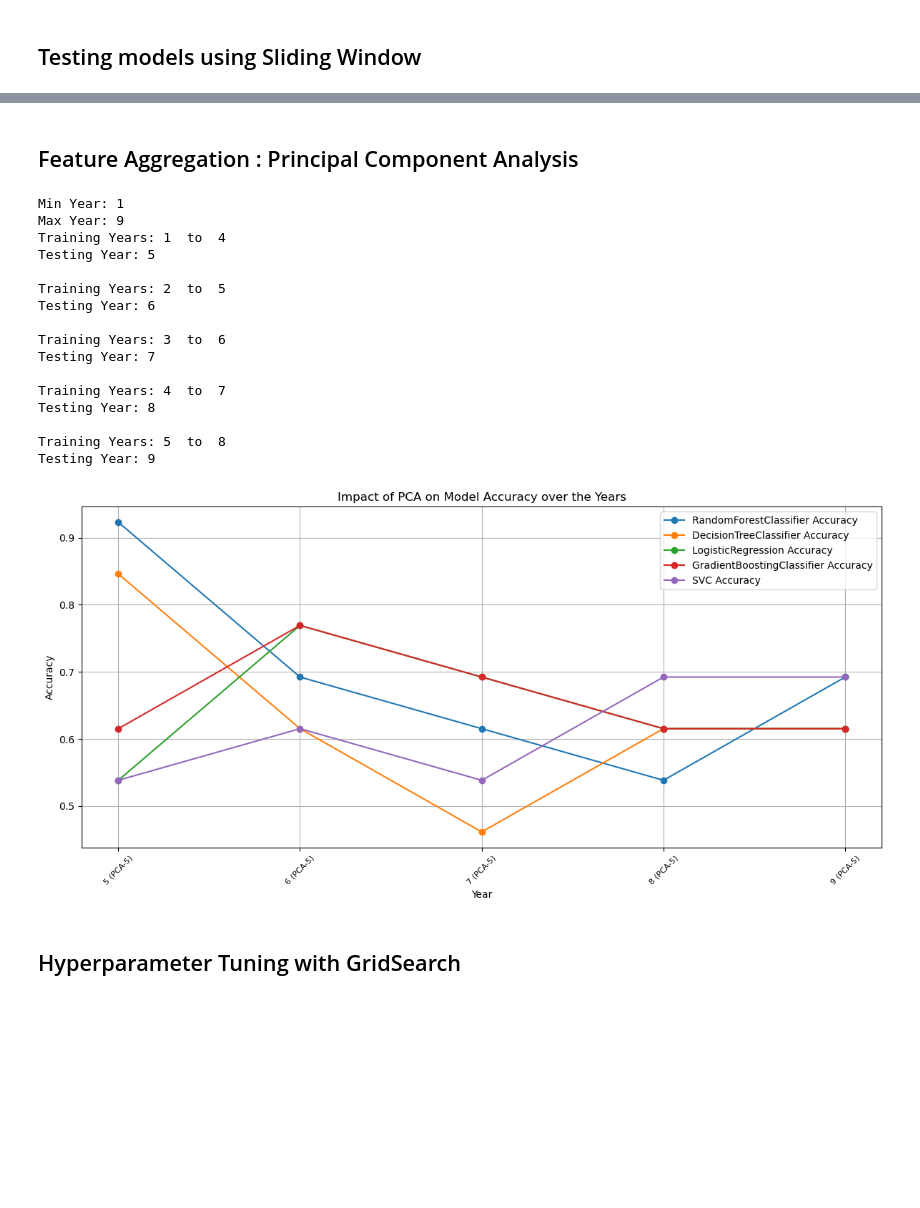
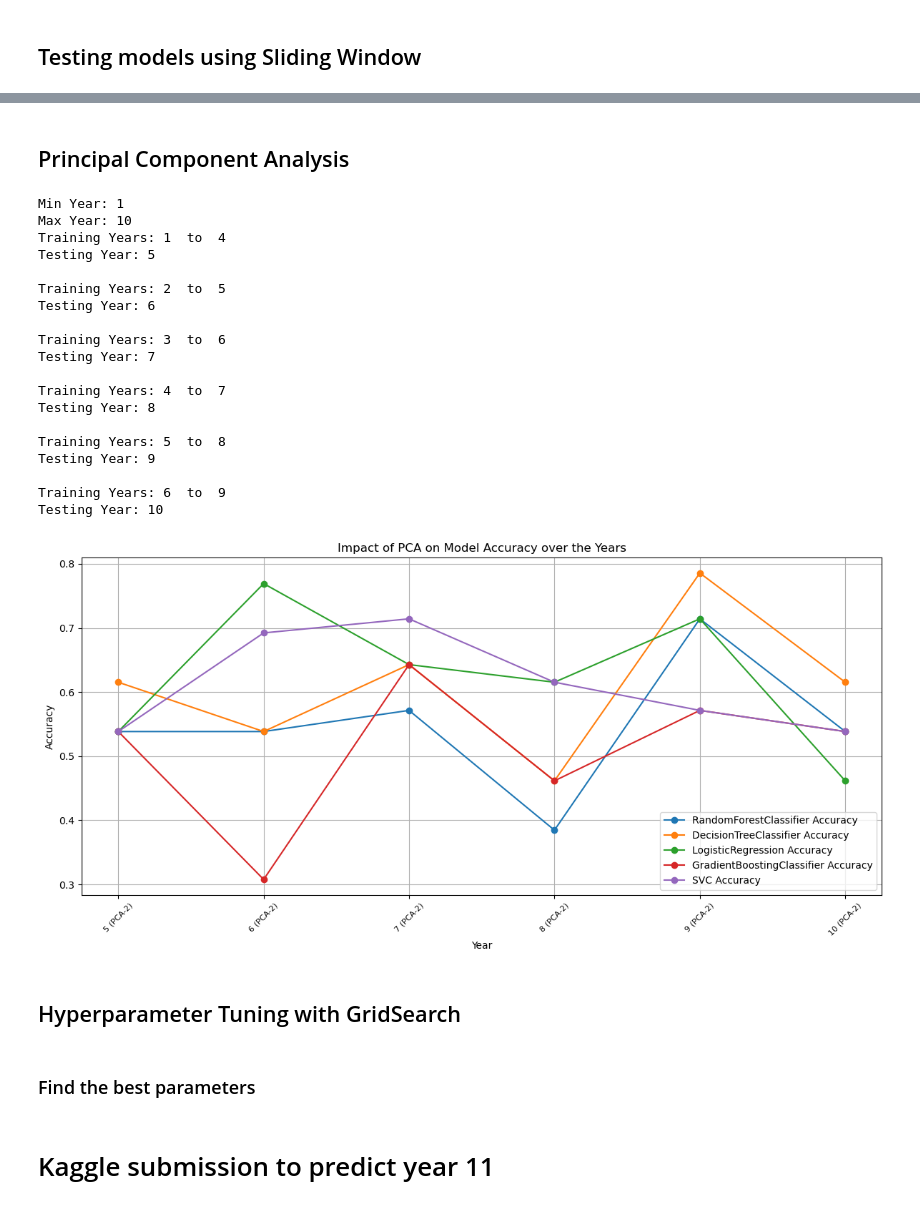
Before and after one commit to malu1608/AC, a Jupyter notebook: main.ipynb, the cells around one changed output, grey strips where cells are left out. Cells and saved outputs as stored; diff of their text form; code cells hidden in the pictures; blank space fills up the shorter version.

Commit message:
fixed window and added previsions with all models for year 11

```diff
--- a/main.ipynb
+++ b/main.ipynb
@@ -312,5 +364,8 @@ teams = teams.dropna(subset=['playoff_result_previous'])
 # %%
-new_df = teams[['year','playoff','east','west', 'playoff_result_previous','net_rtg_previous','win_ratio_previous', 'PPG_previous', 'SPG_previous', 'TOVPG_previous']]
+new_df = teams[['year','tmID','playoff','east','west', 'playoff_result_previous','net_rtg_previous','win_ratio_previous', 'PPG_previous', 'SPG_previous', 'TOVPG_previous']]
+columns_with_missing_values = new_df.columns[new_df.isna().any()].tolist()
 
+columns_with_missing_values.remove('playoff')
+new_df.loc[:, columns_with_missing_values] = new_df[columns_with_missing_values].fillna(0)
 print(new_df['year'].unique())
 # %% [output]
@@ -322,7 +385,9 @@ from sklearn.ensemble import GradientBoostingClassifier
 from sklearn.svm import SVC
 from sklearn.decomposition import PCA
 
-column_names = new_df.drop(['year', 'playoff'], axis=1).columns.tolist()
+
+
+#column_names = new_df.drop(['year', 'playoff'], axis=1).columns.tolist()
 def sliding_window_split(new_df, window_size, target_column,n_components=0):
     splits = []
     test_years = []
@@ -339,7 +404,7 @@ def sliding_window_split(new_df, window_size, target_column,n_components=0):
         train_mask = (new_df['year'] >= start_year) & (new_df['year'] <= end_year)
         X_train = new_df[train_mask].drop([target_column], axis=1)
         y_train = new_df[train_mask][target_column]
-        print("Training Years:", start_year ," to ", end_year)
+        print("Training Years:", start_year ," to ", end_year)  #qualquer ano posso aplicar isto
 
         # Dados de teste
         test_mask = new_df['year'] == end_year + 1
@@ -362,9 +427,11 @@ def sliding_window_split(new_df, window_size, target_column,n_components=0):
 
     return splits,test_years
 
-window_size = 4
+window_size = 5
 target_column = 'playoff'
-teams = pd.get_dummies(teams, columns=['tmID'])
-splits,test_years = sliding_window_split(teams, window_size, target_column)
+
+#teams = pd.get_dummies(teams, columns=['tmID'])
+
+splits,test_years = sliding_window_split(new_df, window_size, target_column)
 # %% [output]
 Min Year: 1
@@ -386,28 +456,29 @@ Testing Year: 9
 # %%
 import matplotlib.pyplot as plt
+from sklearn.metrics import roc_auc_score
+
 
 models = [
     LogisticRegression(random_state=42),
     RandomForestClassifier(n_estimators=200, random_state=42),
     DecisionTreeClassifier(random_state=42),
     GradientBoostingClassifier(n_estimators=100, random_state=42),SVC(random_state=42)
-
 ]
 
 accuracies = {model.__class__.__name__: [] for model in models}
 roc_auc_scores = {model.__class__.__name__: [] for model in models}
 
 for split,test_year in zip(splits, test_years):
+    #print(split)
     X_train, X_test, y_train, y_test = split
-
+    #print(y_test)
     for model in models:
         model_name = model.__class__.__name__
 
         model.fit(X_train, y_train)
-        accuracy = model.score(X_test, y_test)
-        #predictions = model.predict(X_test)
+        predictions = model.predict(X_test)
 
-        #print(f"Model: {model_name}, Accuracy: {accuracy}")
+        accuracy = accuracy_score(y_test, predictions)
         accuracies[model_name].append(accuracy)
 
         # Calculate probability estimates for ROC AUC score
@@ -454,23 +525,22 @@ plt.show()
 # %% [markdown]
-## Feature Aggregation : Principal Component Analysis
+## Principal Component Analysis
 # %%
 
 window_size = 4
 target_column = 'playoff'
 #teams = pd.get_dummies(teams, columns=['tmID'])
 
-n_components = 5
-models = [RandomForestClassifier(n_estimators=200, random_state=42),
-          DecisionTreeClassifier(random_state=42),
-          LogisticRegression(random_state=42),
-          GradientBoostingClassifier(n_estimators=100, random_state=42),
-          SVC(random_state=42)]
+n_components = 2
+models = [RandomForestClassifier(n_estimators=200),
+          DecisionTreeClassifier(),
+          LogisticRegression(),
+          GradientBoostingClassifier(n_estimators=100),
+          SVC()]
 accuracies = {model.__class__.__name__: [] for model in models}
 
-splits,test_years = sliding_window_split(teams, window_size, target_column, n_components)
+splits,test_years = sliding_window_split(new_df, window_size, target_column, n_components)
 
 for X_train, X_test, y_train, y_test in splits:
-
     for model in models:
         model_name = model.__class__.__name__
         model.fit(X_train, y_train)
@@ -482,34 +552,41 @@ plt.figure(figsize=(12, 6))
 
 for model_name, accuracy_list in accuracies.items():
     formatted_years = [f"{year} (PCA-{n_components})" for year in test_years]
     plt.plot(formatted_years, accuracy_list, marker='o', label=f'{model_name} Accuracy')
 
 plt.title('Impact of PCA on Model Accuracy over the Years')
 plt.xlabel('Year')
 plt.ylabel('Accuracy')
 plt.xticks(rotation=45, fontsize=8)
 plt.legend()
 plt.grid(True)
 plt.tight_layout()
 
 plt.show()
 # %% [output]
 Min Year: 1
-Max Year: 9
+Max Year: 10
 Training Years: 1  to  4
 Testing Year: 5
 
 Training Years: 2  to  5
 Testing Year: 6
 
 Training Years: 3  to  6
 Testing Year: 7
 
 Training Years: 4  to  7
 Testing Year: 8
 
 Training Years: 5  to  8
 Testing Year: 9
+
+Training Years: 6  to  9
+Testing Year: 10
-[figure, old version]
+[figure, new version]
 # %% [markdown]
 ## Hyperparameter Tuning with GridSearch
+# %% [markdown]
+### Find the best parameters
+# %% [markdown]
+# Kaggle submission to predict year 11
```
Also changed, not shown: parts of 27 cells of this notebook, 4 other files.
